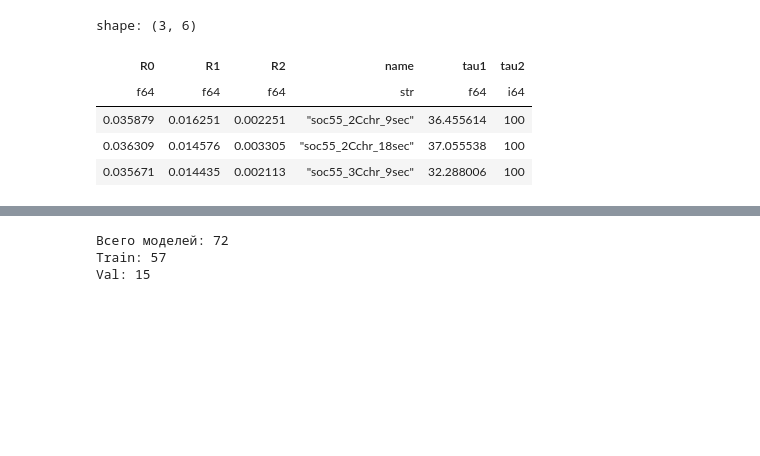
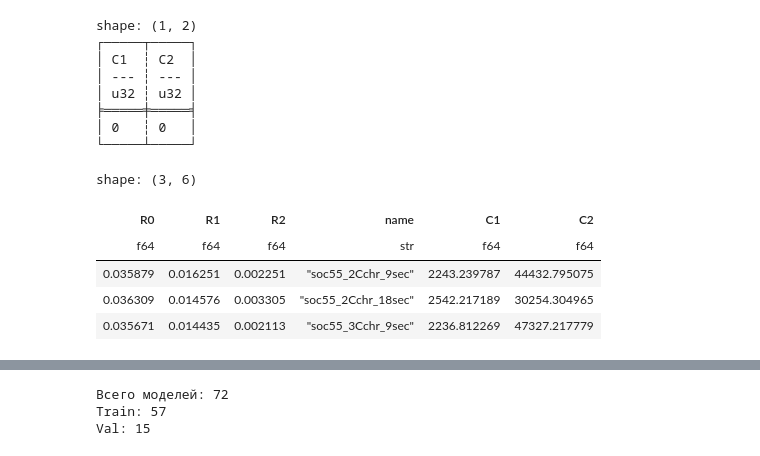
Before and after one commit to KLIOde/MIPT_Li-ion_battaries, a Jupyter notebook: Darhan.ipynb, the cells around one changed output, grey strips where cells are left out. Saved outputs shown, nothing was run; the diff lists cells and outputs as text; code cells hidden in the pictures; blank space fills up the shorter version.

```diff
--- a/Darhan.ipynb
+++ b/Darhan.ipynb
@@ -3,22 +3,46 @@ import polars as pl
 
 df1 = pl.read_csv("plsDS_soc455055_fr2_1RC_R0free_main.csv")
 #df2 = pl.read_csv("plsDS_soc455055_fr2_2RC_R0free_main.csv")
+eps = 1e-12
 
-df1 = df1.select(pl.col("R0"),
-                 pl.col("R1"),
-                 pl.col("R2"),
-                 pl.col("name"),
-                 pl.col("tau1"),
-                 pl.col("tau2"),
-                )
-display(df1.tail(3))
+df1 = df1.with_columns([
+    pl.when(pl.col("R1").abs() > eps)
+      .then(pl.col("tau1") / pl.col("R1"))
+      .otherwise(None)
+      .alias("C1"),
+
+    pl.when(pl.col("R2").abs() > eps)
+      .then(pl.col("tau2") / pl.col("R2"))
+      .otherwise(None)
+      .alias("C2"),
+])
+
+print(df1.select(pl.col("C1").null_count(), pl.col("C2").null_count()))
 # %% [output]
-shape: (3, 6)
+shape: (1, 2)
+┌─────┬─────┐
+│ C1  ┆ C2  │
+│ --- ┆ --- │
+│ u32 ┆ u32 │
+╞═════╪═════╡
+│ 0   ┆ 0   │
+└─────┴─────┘
-| R0 | R1 | R2 | name | tau1 | tau2 |
-| f64 | f64 | f64 | str | f64 | i64 |
-| 0.035879 | 0.016251 | 0.002251 | "soc55_2Cchr_9sec" | 36.455614 | 100 |
-| 0.036309 | 0.014576 | 0.003305 | "soc55_2Cchr_18sec" | 37.055538 | 100 |
-| 0.035671 | 0.014435 | 0.002113 | "soc55_3Cchr_9sec" | 32.288006 | 100 |
+# %%
+df1 = df1.select(pl.col("R0"),
+                 pl.col("R1"),
+                 pl.col("R2"),
+                 pl.col("name"),
+                 pl.col("C1"),
+                 pl.col("C2"),
+                )
+display(df1.tail(3))
+# %% [output]
+shape: (3, 6)
+| R0 | R1 | R2 | name | C1 | C2 |
+| f64 | f64 | f64 | str | f64 | f64 |
+| 0.035879 | 0.016251 | 0.002251 | "soc55_2Cchr_9sec" | 2243.239787 | 44432.795075 |
+| 0.036309 | 0.014576 | 0.003305 | "soc55_2Cchr_18sec" | 2542.217189 | 30254.304965 |
+| 0.035671 | 0.014435 | 0.002113 | "soc55_3Cchr_9sec" | 2236.812269 | 47327.217779 |
 # %%
 import os
 import glob
```
Also changed, not shown: parts of 10 cells of this notebook.
